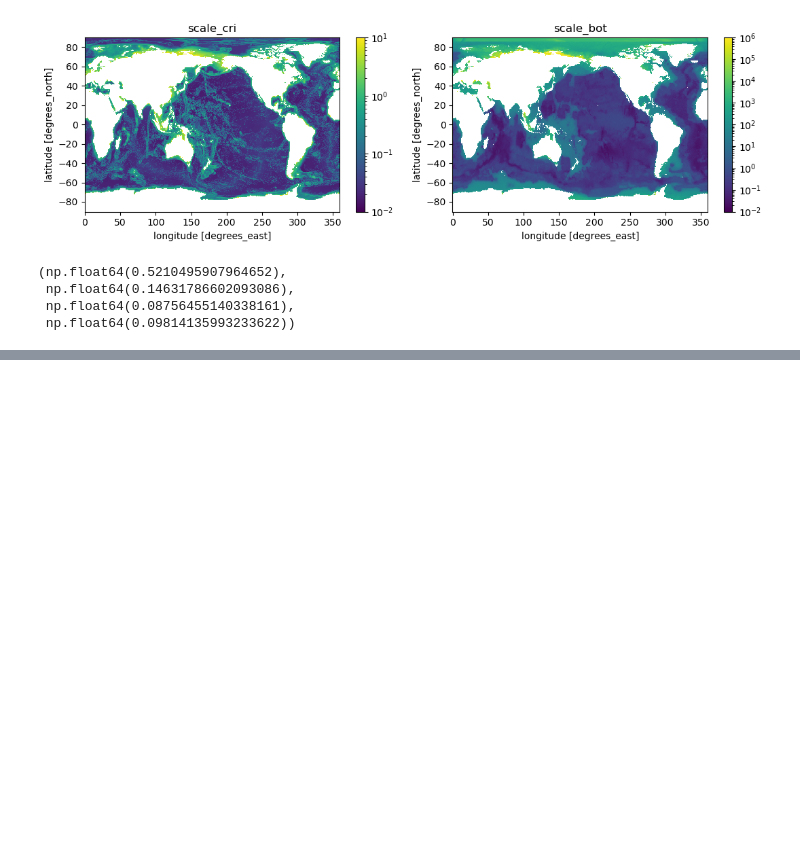
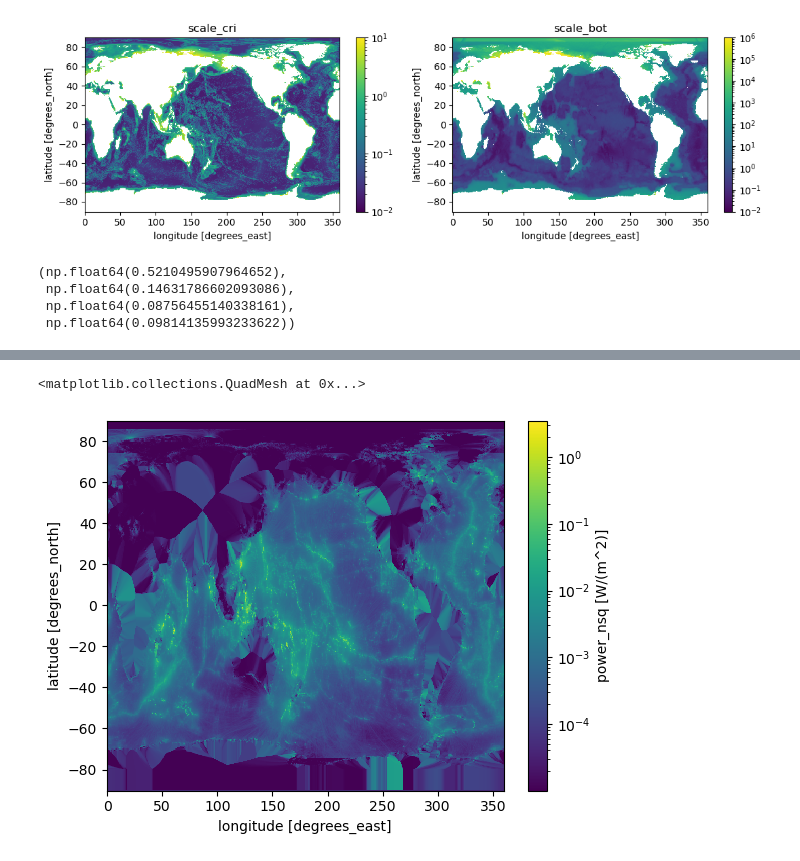
Before and after one commit to asozza/ecearth-quests, a Jupyter notebook: epochal/analysis/iwm-analysis.ipynb, the cells around one changed output, grey strips where cells are left out. Saved outputs shown, nothing was run; the diff lists cells and outputs as text; code cells hidden in the pictures; blank space fills up the shorter version.

```diff
--- a/epochal/analysis/iwm-analysis.ipynb
+++ b/epochal/analysis/iwm-analysis.ipynb
@@ -320,0 +346,5 @@ plt.show()
+# %%
+iwm_modern['power_nsq'].plot(norm=colors.LogNorm(vmin=iwm_modern['power_nsq'].min(), vmax=iwm_modern['power_nsq'].max()))
+# %% [output]
+<matplotlib.collections.QuadMesh at 0x...>
+[figure, added]
```
Also changed, not shown: parts of 11 cells of this notebook.
